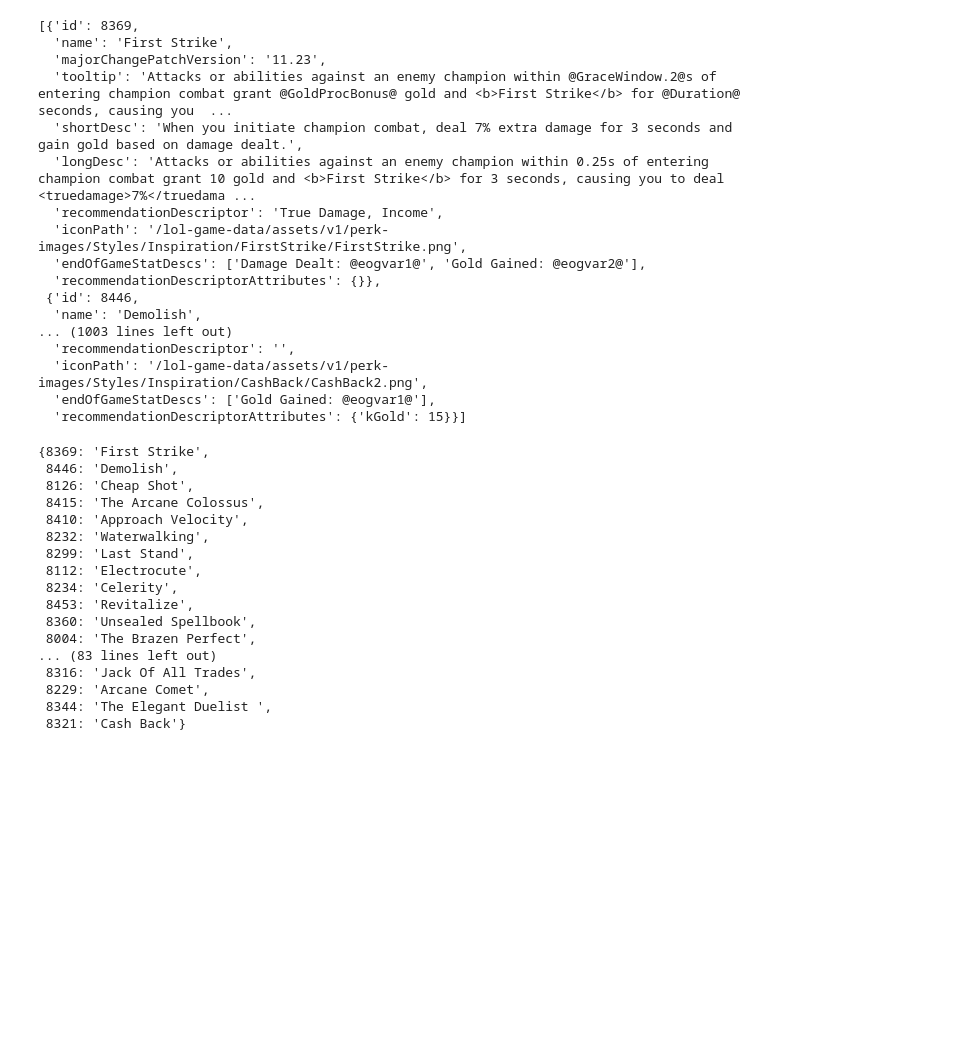
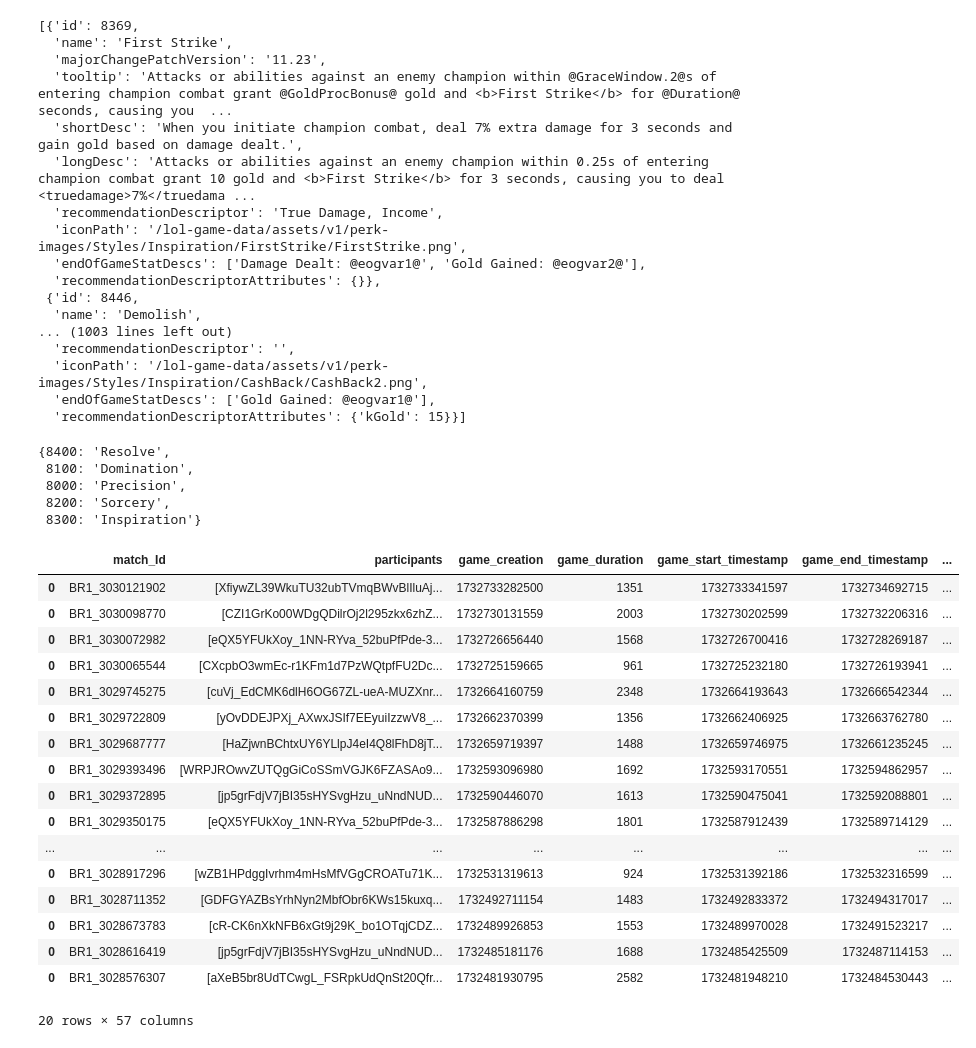
Before and after one commit to lcsigzs/soloq_lol, a Jupyter notebook: Project/sandbox.ipynb, the cells around one changed output. Drawn from its saved outputs; the diff is of its cells as text; code cells hidden in the pictures; blank space fills up the shorter version.

```diff
--- a/Project/sandbox.ipynb
+++ b/Project/sandbox.ipynb
@@ -408,13 +416,12 @@ perk_json
   'recommendationDescriptorAttributes': {'kGold': 15}}]
 # %%
 def json_extract(obj, key):
-
     arr = []
 
     def extract(obj, arr, key):
         if isinstance(obj, dict):
             for k, v in obj.items():
-                if k == key:
+                if k == key and v not in arr:
                     arr.append(v)
                 elif isinstance(v, (dict, list)):
                     extract(v, arr, key)
@@ -431,23 +438,39 @@ perk_ids = json_extract(perk_json, 'id')
 perk_names = json_extract(perk_json, 'name')
 
 perk_dict = dict(map(lambda i, j: (i, j), perk_ids, perk_names))
+
+perk_style_ids = json_extract(perk_styles_json, 'id')
+perk_style_names = json_extract(perk_styles_json, 'name')\
+
+perk_style_ids_int = [i for i in perk_style_ids if isinstance(i, int)]
+
+perk_styles_dict = dict(map(lambda i, j: (i, j), perk_style_ids_int, perk_style_names[:len(perk_style_ids_int)]))
-# %%
-perk_dict
-# %% [output]
-{8369: 'First Strike',
- 8446: 'Demolish',
- 8126: 'Cheap Shot',
- 8415: 'The Arcane Colossus',
- 8410: 'Approach Velocity',
- 8232: 'Waterwalking',
- 8299: 'Last Stand',
- 8112: 'Electrocute',
- 8234: 'Celerity',
- 8453: 'Revitalize',
- 8360: 'Unsealed Spellbook',
- 8004: 'The Brazen Perfect',
-... (83 lines left out)
- 8316: 'Jack Of All Trades',
- 8229: 'Arcane Comet',
- 8344: 'The Elegant Duelist ',
- 8321: 'Cash Back'}
+# %%
+perk_styles_dict
+# %% [output]
+{8400: 'Resolve',
+ 8100: 'Domination',
+ 8000: 'Precision',
+ 8200: 'Sorcery',
+ 8300: 'Inspiration'}
+# %%
+df.replace(perk_dict).replace(perk_styles_dict)
+# %% [output]
+|  | match_Id | participants | game_creation | game_duration | game_start_timestamp | game_end_timestamp | ... |
+| 0 | BR1_3030121902 | [XfiywZL39WkuTU32ubTVmqBWvBlIluAj... | 1732733282500 | 1351 | 1732733341597 | 1732734692715 | ... |
+| 0 | BR1_3030098770 | [CZI1GrKo00WDgQDilrOj2l295zkx6zhZ... | 1732730131559 | 2003 | 1732730202599 | 1732732206316 | ... |
+| 0 | BR1_3030072982 | [eQX5YFUkXoy_1NN-RYva_52buPfPde-3... | 1732726656440 | 1568 | 1732726700416 | 1732728269187 | ... |
+| 0 | BR1_3030065544 | [CXcpbO3wmEc-r1KFm1d7PzWQtpfFU2Dc... | 1732725159665 | 961 | 1732725232180 | 1732726193941 | ... |
+| 0 | BR1_3029745275 | [cuVj_EdCMK6dlH6OG67ZL-ueA-MUZXnr... | 1732664160759 | 2348 | 1732664193643 | 1732666542344 | ... |
+| 0 | BR1_3029722809 | [yOvDDEJPXj_AXwxJSIf7EEyuiIzzwV8_... | 1732662370399 | 1356 | 1732662406925 | 1732663762780 | ... |
+| 0 | BR1_3029687777 | [HaZjwnBChtxUY6YLlpJ4eI4Q8lFhD8jT... | 1732659719397 | 1488 | 1732659746975 | 1732661235245 | ... |
+| 0 | BR1_3029393496 | [WRPJROwvZUTQgGiCoSSmVGJK6FZASAo9... | 1732593096980 | 1692 | 1732593170551 | 1732594862957 | ... |
+| 0 | BR1_3029372895 | [jp5grFdjV7jBI35sHYSvgHzu_uNndNUD... | 1732590446070 | 1613 | 1732590475041 | 1732592088801 | ... |
+| 0 | BR1_3029350175 | [eQX5YFUkXoy_1NN-RYva_52buPfPde-3... | 1732587886298 | 1801 | 1732587912439 | 1732589714129 | ... |
+| ... | ... | ... | ... | ... | ... | ... | ... |
+| 0 | BR1_3028917296 | [wZB1HPdggIvrhm4mHsMfVGgCROATu71K... | 1732531319613 | 924 | 1732531392186 | 1732532316599 | ... |
+| 0 | BR1_3028711352 | [GDFGYAZBsYrhNyn2MbfObr6KWs15kuxq... | 1732492711154 | 1483 | 1732492833372 | 1732494317017 | ... |
+| 0 | BR1_3028673783 | [cR-CK6nXkNFB6xGt9j29K_bo1OTqjCDZ... | 1732489926853 | 1553 | 1732489970028 | 1732491523217 | ... |
+| 0 | BR1_3028616419 | [jp5grFdjV7jBI35sHYSvgHzu_uNndNUD... | 1732485181176 | 1688 | 1732485425509 | 1732487114153 | ... |
+| 0 | BR1_3028576307 | [aXeB5br8UdTCwgL_FSRpkUdQnSt20Qfr... | 1732481930795 | 2582 | 1732481948210 | 1732484530443 | ... |
+20 rows × 57 columns
```
Also changed, not shown: parts of 8 cells of this notebook, 1 other file.
